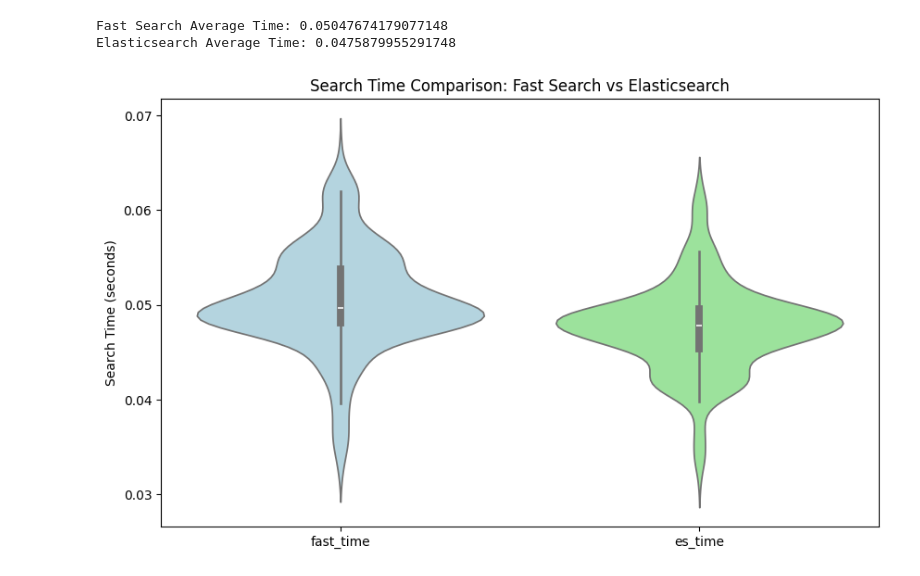
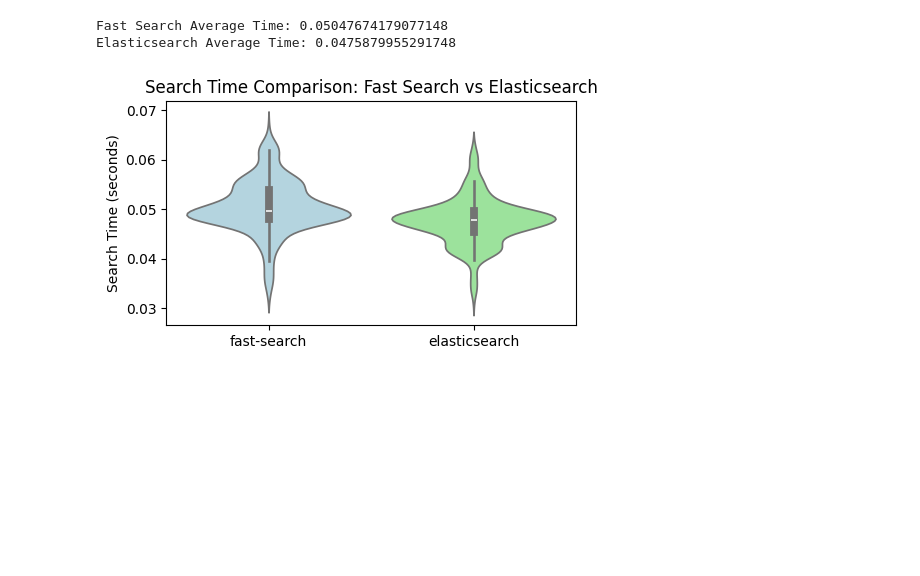
Before and after one commit to AimbotParce/MDS-IRRS-Lab4, a Jupyter notebook: notebooks/fast-vs-elasticsearch.ipynb, the cells around one changed output. Saved outputs shown, nothing was run; the diff lists cells and outputs as text; code cells hidden in the pictures; blank space fills up the shorter version.

Commit message:
Change column names

```diff
--- a/notebooks/fast-vs-elasticsearch.ipynb
+++ b/notebooks/fast-vs-elasticsearch.ipynb
@@ -178,5 +178,5 @@ for query in test_queries:
         es_search_time = time.time() - start_time
         search_times.append((query, fast_search_time, es_search_time))
 
-df = pd.DataFrame(search_times, columns=["query", "fast_time", "es_time"])
+df = pd.DataFrame(search_times, columns=["query", "fast-search", "elasticsearch"])
 # %%
@@ -188,16 +188,17 @@ Elasticsearch Average Time: 0.0475879955291748
 # %%
 import matplotlib.pyplot as plt
 import seaborn as sns
 import os
 
 os.makedirs("../images", exist_ok=True)
 
 
-plt.figure(figsize=(10, 6))
-sns.violinplot(data=[df["fast_time"], df["es_time"]], palette=["lightblue", "lightgreen"])
+plt.figure(figsize=(5, 3))
+sns.violinplot(data=[df["fast-search"], df["elasticsearch"]], palette=["lightblue", "lightgreen"])
 plt.ylabel("Search Time (seconds)")
 plt.title("Search Time Comparison: Fast Search vs Elasticsearch")
+plt.tight_layout()
 plt.savefig("../images/fast-vs-elasticsearch-times.png")
 plt.show()
 # %% [output]
-[figure, old version]
+[figure, new version]
```
Also changed, not shown: parts of 1 cell of this notebook, 1 other file.
